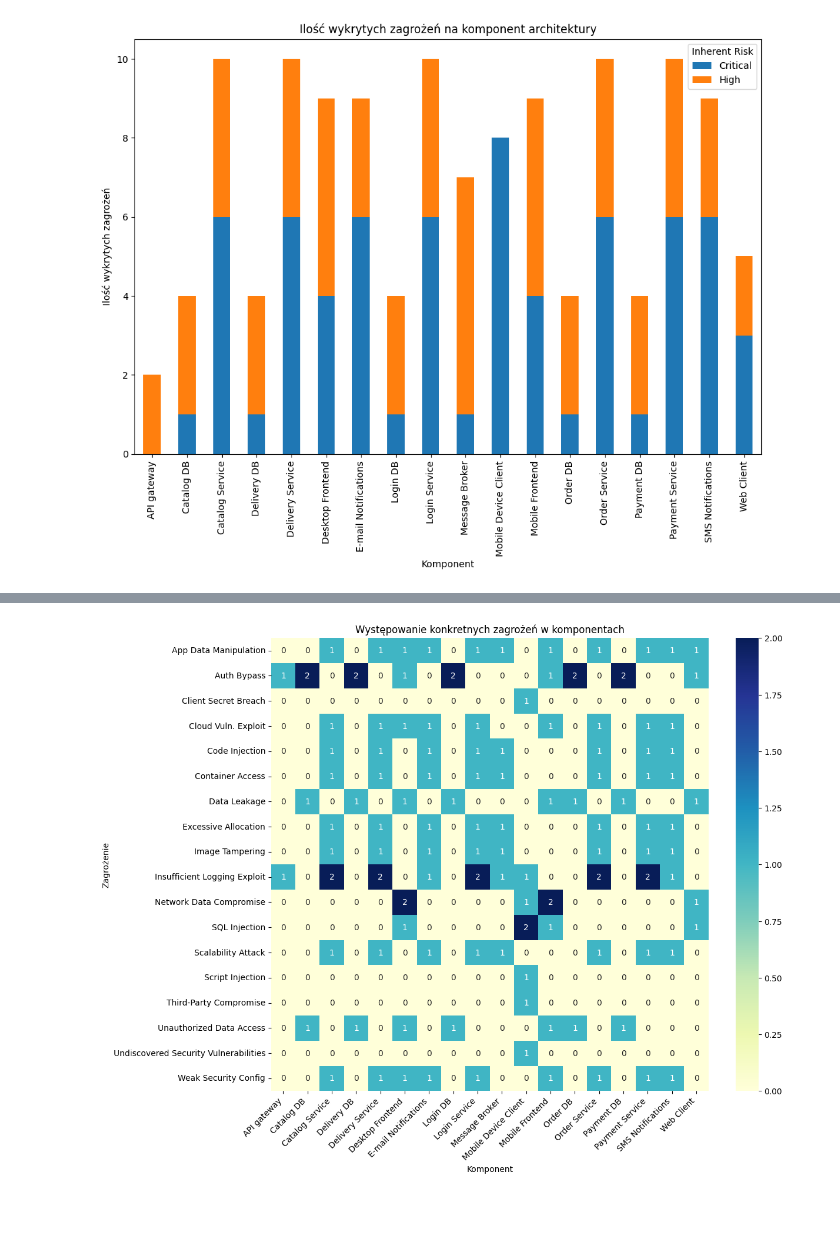
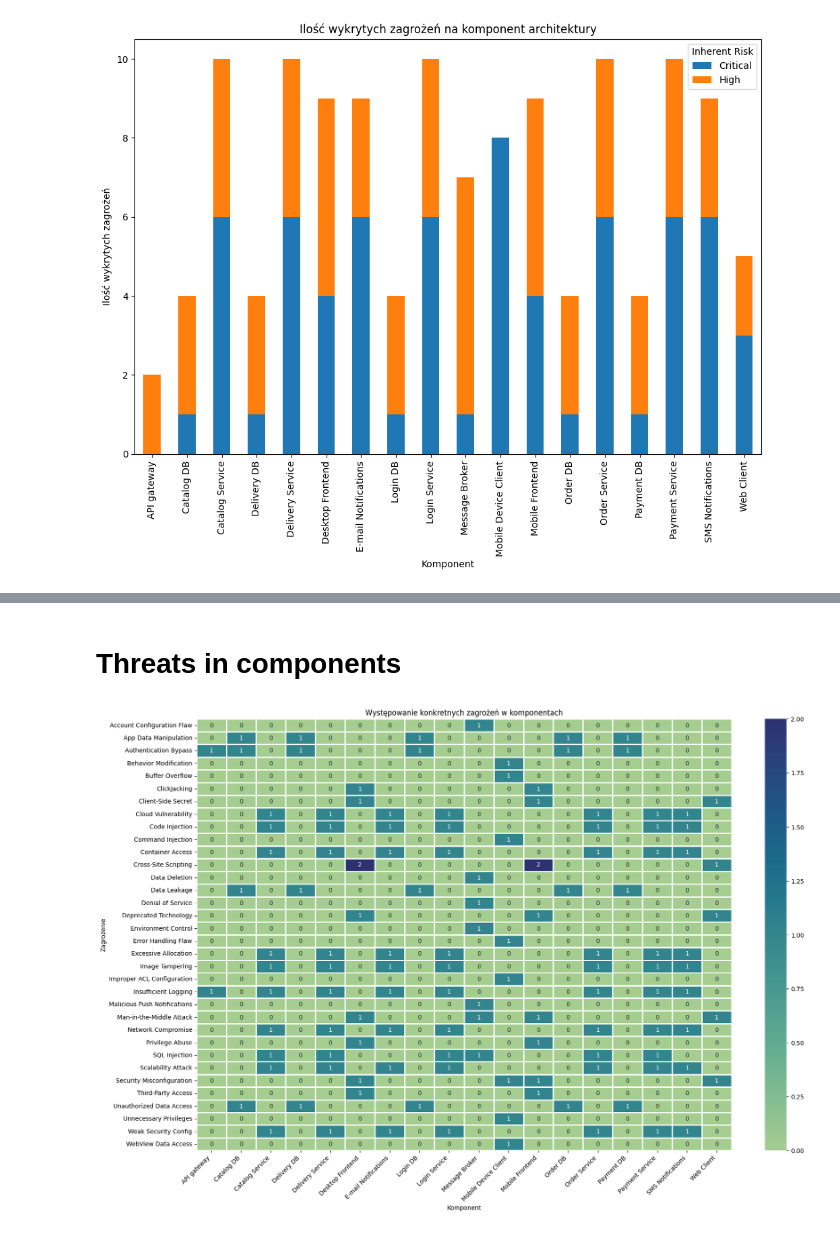
Before and after one commit to tomek-skrond/microservice-threat-modeling, a Jupyter notebook: IriusRisk/microservice/irius-threat-analysis.ipynb, the cells around one changed output, grey strips where cells are left out. Saved outputs shown, nothing was run; the diff lists cells and outputs as text; code cells hidden in the pictures; blank space fills up the shorter version.

```diff
--- a/IriusRisk/microservice/irius-threat-analysis.ipynb
+++ b/IriusRisk/microservice/irius-threat-analysis.ipynb
@@ -222,14 +153,16 @@ print(df.to_string())
+# %% [markdown]
+# Threats in components
 # %%
 
-heatmap_data = df.groupby(['Threat', 'Component']).size().unstack(fill_value=0)
+heatmap_data = df.groupby(['Threat abbv', 'Component']).size().unstack(fill_value=0)
 
 # Plot the heatmap
-plt.figure(figsize=(12, 10))
-sns.heatmap(heatmap_data, annot=True, fmt="d", cmap="YlGnBu")
+plt.figure(figsize=(20, 13))
+sns.heatmap(heatmap_data, annot=True, fmt="d",linewidths=1, cmap="crest")
 plt.title('Występowanie konkretnych zagrożeń w komponentach')
 plt.xlabel('Komponent')
 plt.ylabel('Zagrożenie')
 plt.xticks(rotation=45,ha="right")
 plt.show()
 # %% [output]
-[figure, old version]
+[figure, new version]
```
Also changed, not shown: parts of 18 cells of this notebook, 15 other files.
